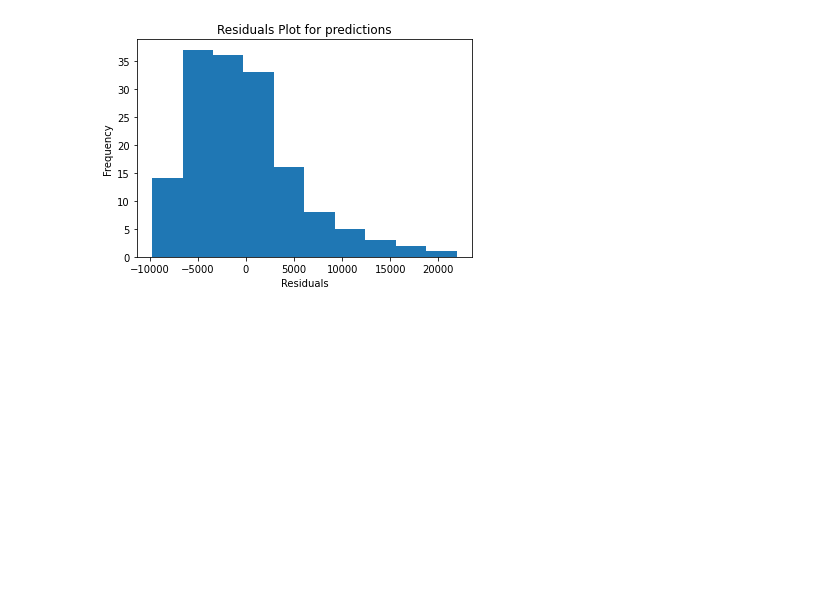
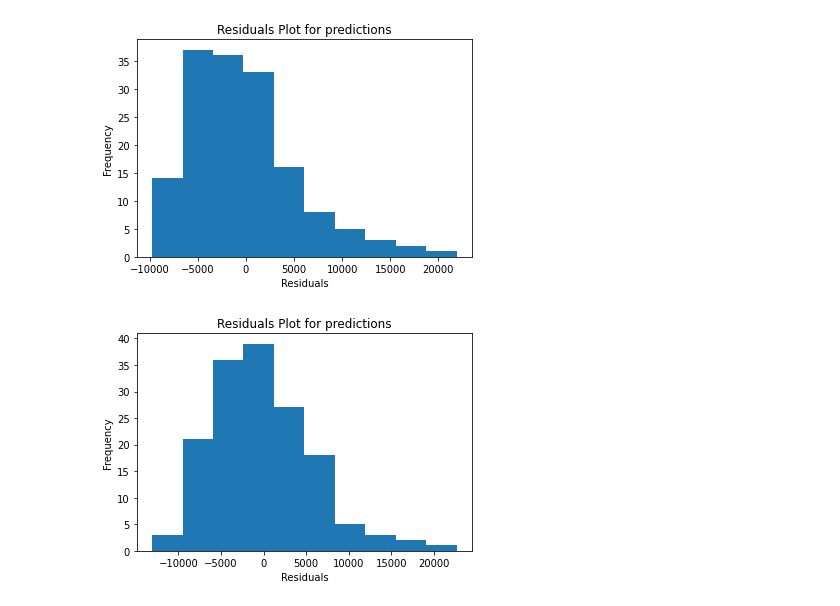
Before and after one commit to tshepojrampai/OOP_for_data_science, a Jupyter notebook: multivariate_linear_regression.ipynb, the cells around one changed output. Saved outputs shown, nothing was run; the diff lists cells and outputs as text; code cells hidden in the pictures; blank space fills up the shorter version.

```diff
--- a/multivariate_linear_regression.ipynb
+++ b/multivariate_linear_regression.ipynb
@@ -505,8 +497,12 @@ print("2nd model RMSE:  {}".format(error_model2.get_rmse()))
 # %%
 #Model 1 plotting graphs
 model1_plot = HistogramPlotter(y_test, model.predict(sm.add_constant(X_test)))
-model1_scatter = ScatterPlot(y_test, model.predict(sm.add_constant(X_test)))
+model2_plot = HistogramPlotter(y_test, model_2.predict(sm.add_constant(X_test)))
 # Mode1 Histogram Plot
 model1_plot.plot()
 # %% [output]
 [figure]
+# %%
+model2_plot.plot()
+# %% [output]
+[figure, added]
```
Also changed, not shown: parts of 8 cells of this notebook.
